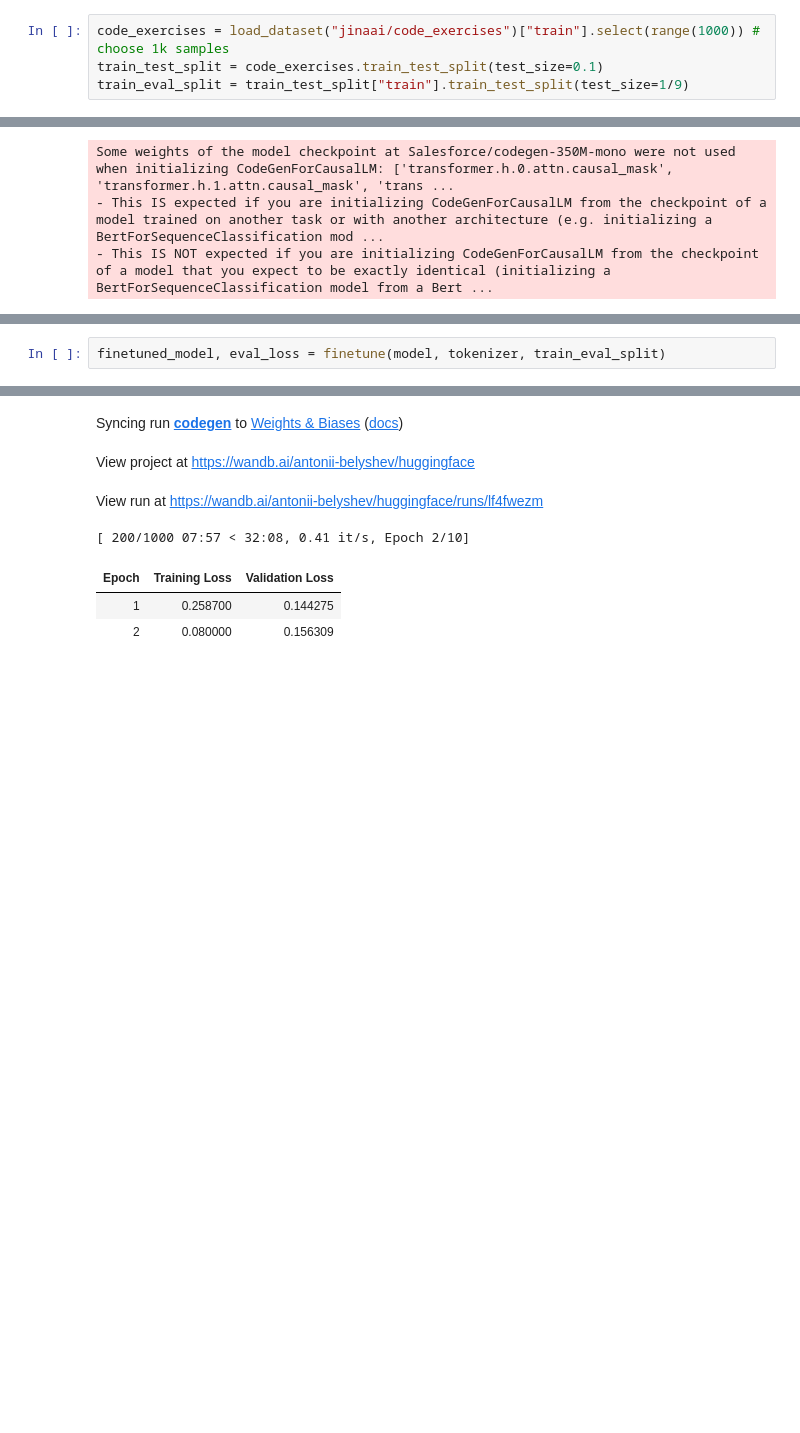
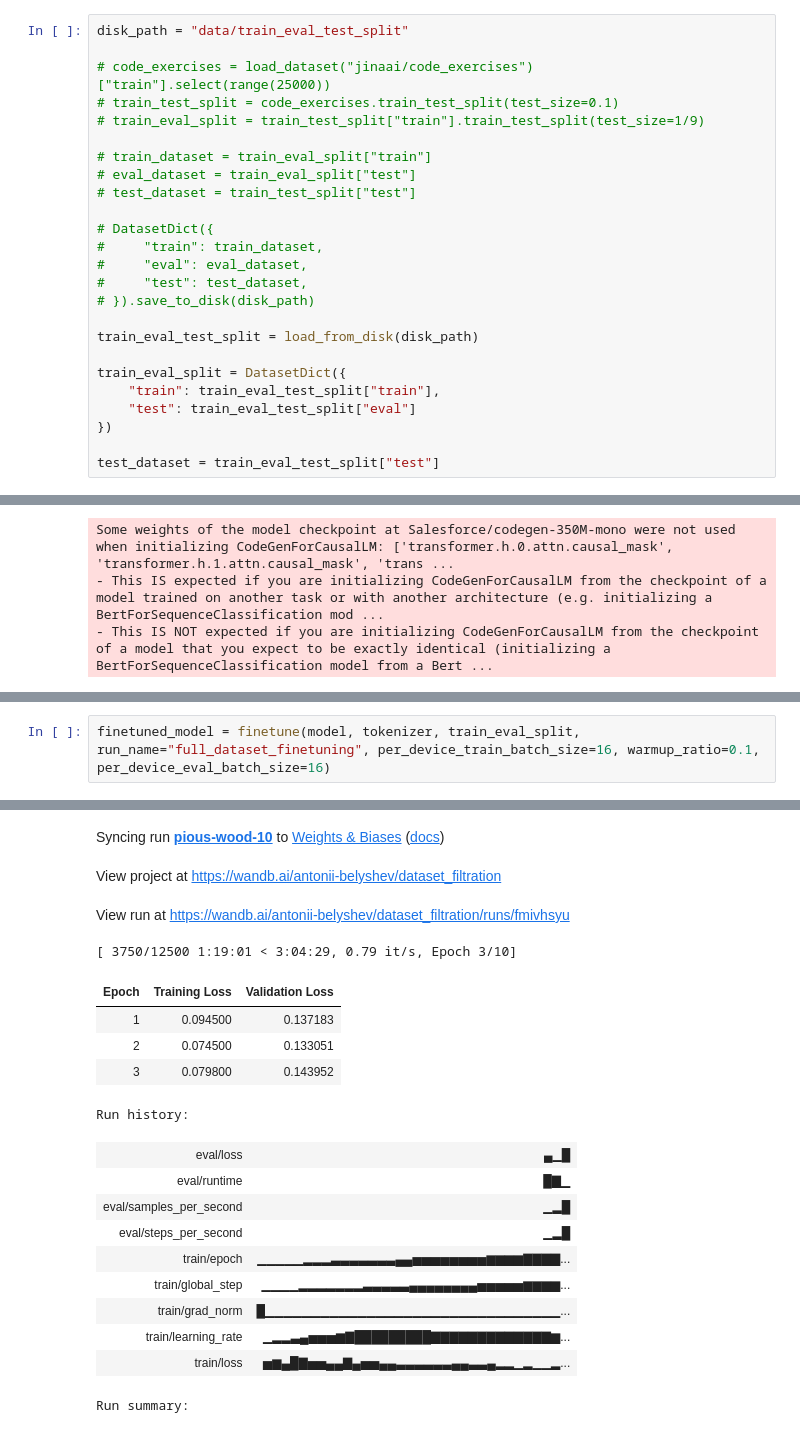
Before and after one commit to antoniibelyshev/data-filtration-for-code-generation, a Jupyter notebook: finetune.ipynb, the cells around one changed output, grey strips where cells are left out. Cells and saved outputs as stored; diff of their text form; blank space fills up the shorter version.

Commit message:
improve training pipeline

```diff
--- a/finetune.ipynb
+++ b/finetune.ipynb
@@ -6,8 +6,29 @@ from filtering import compute_perplexity, compute_solution_perplexity, filter_da
 import numpy as np
 # %%
-code_exercises = load_dataset("jinaai/code_exercises")["train"].select(range(1000)) # choose 1k samples
-train_test_split = code_exercises.train_test_split(test_size=0.1)
-train_eval_split = train_test_split["train"].train_test_split(test_size=1/9)
+disk_path = "data/train_eval_test_split"
+
+# code_exercises = load_dataset("jinaai/code_exercises")["train"].select(range(25000))
+# train_test_split = code_exercises.train_test_split(test_size=0.1)
+# train_eval_split = train_test_split["train"].train_test_split(test_size=1/9)
+
+# train_dataset = train_eval_split["train"]
+# eval_dataset = train_eval_split["test"]
+# test_dataset = train_test_split["test"]
+
+# DatasetDict({
+#     "train": train_dataset,
+#     "eval": eval_dataset,
+#     "test": test_dataset,
+# }).save_to_disk(disk_path)
+
+train_eval_test_split = load_from_disk(disk_path)
+
+train_eval_split = DatasetDict({
+    "train": train_eval_test_split["train"],
+    "test": train_eval_test_split["eval"]
+})
+
+test_dataset = train_eval_test_split["test"]
 # %%
 model_name = "Salesforce/codegen-350M-mono"
 model = AutoModelForCausalLM.from_pretrained(model_name).cuda()
@@ -29,5 +50,5 @@ Raw perplexity: 340172.42172851565
 # %%
-finetuned_model, eval_loss = finetune(model, tokenizer, train_eval_split)
+finetuned_model = finetune(model, tokenizer, train_eval_split, run_name="full_dataset_finetuning", per_device_train_batch_size=16, warmup_ratio=0.1, per_device_eval_batch_size=16)
 # %% [output]
 wandb: Using wandb-core as the SDK backend.  Please refer to https://wandb.me/wandb-core for more information.
 wandb: Currently logged in as: antonii-belyshev. Use `wandb login --relogin` to force relogin
@@ -36,7 +57,19 @@ Run data is saved locally in /home/coder/project/wandb/run-20241113_151753-lf4fw
-Syncing run codegen to Weights & Biases (docs)
+Syncing run pious-wood-10 to Weights & Biases (docs)
-View project at https://wandb.ai/antonii-belyshev/huggingface
+View project at https://wandb.ai/antonii-belyshev/dataset_filtration
-View run at https://wandb.ai/antonii-belyshev/huggingface/runs/lf4fwezm
+View run at https://wandb.ai/antonii-belyshev/dataset_filtration/runs/fmivhsyu
-[ 200/1000 07:57 < 32:08, 0.41 it/s, Epoch 2/10]
+[ 3750/12500 1:19:01 < 3:04:29, 0.79 it/s, Epoch 3/10]
 | Epoch | Training Loss | Validation Loss |
-| 1 | 0.258700 | 0.144275 |
-| 2 | 0.080000 | 0.156309 |
+| 1 | 0.094500 | 0.137183 |
+| 2 | 0.074500 | 0.133051 |
+| 3 | 0.079800 | 0.143952 |
+Run history:
+| eval/loss | ▄▁█ |
+| eval/runtime | █▇▁ |
+| eval/samples_per_second | ▁▂█ |
+| eval/steps_per_second | ▁▂█ |
+| train/epoch | ▁▁▁▁▁▂▂▂▃▃▃▃▃▃▃▄▄▅▅▅▅▅▅▅▅▆▆▆▆▇▇▇▇... |
+| train/global_step | ▁▁▁▁▂▂▂▂▂▂▂▃▃▃▃▃▄▄▄▄▄▄▄▄▅▅▅▅▅▆▆▆▆... |
+| train/grad_norm | █▁▁▁▁▁▁▁▁▁▁▁▁▁▁▁▁▁▁▁▁▁▁▁▁▁▁▁▁▁▁▁▁... |
+| train/learning_rate | ▁▂▂▃▄▅▅▅▆▇█████████▇▇▇▇▇▇▇▇▇▇▇▇▇▆... |
+| train/loss | ▅▆▄█▇▅▅▄▄▇▄▅▅▄▄▃▃▃▃▃▃▄▄▃▃▄▂▂▁▂▁▁▂... |
+Run summary:
```
Also changed, not shown: parts of 8 cells of this notebook, 3 other files.
